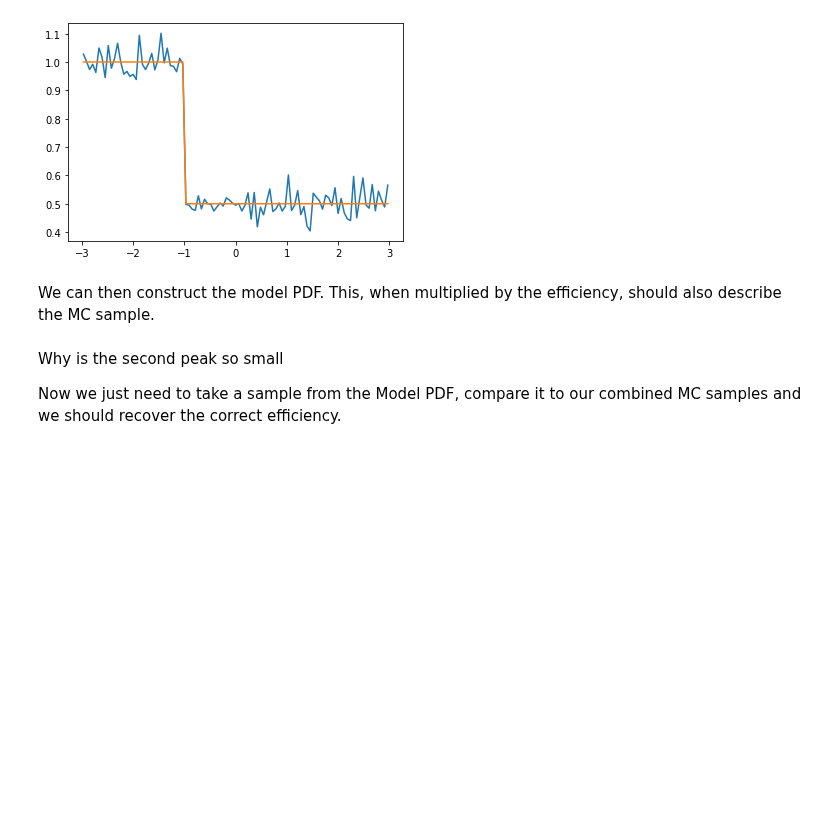
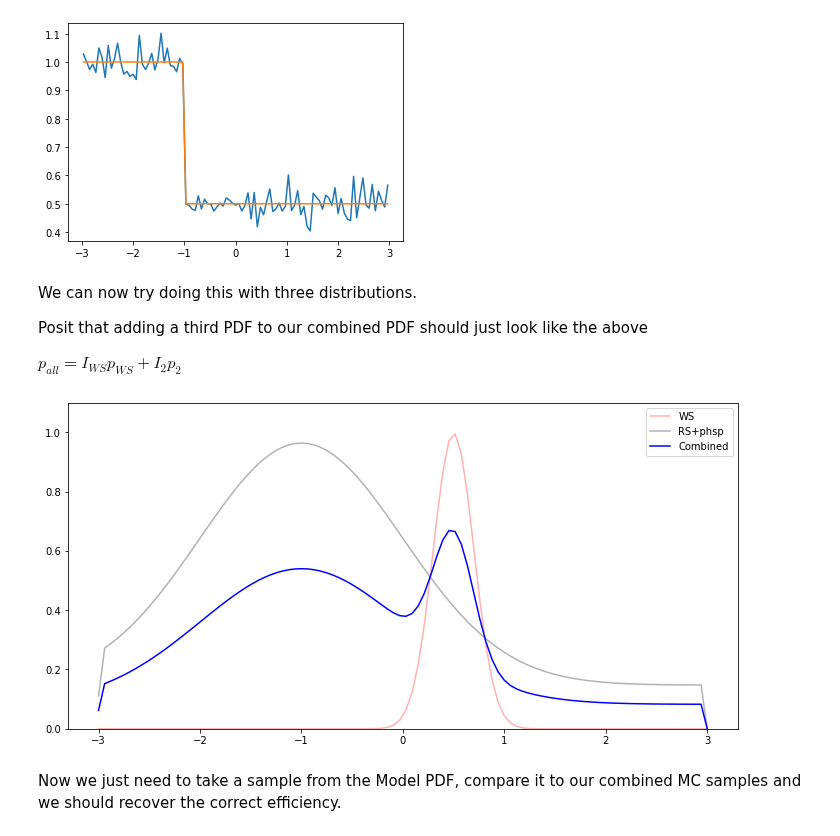
Before and after one commit to richard-lane/addPdfs, a Jupyter notebook: efficiency_toy.ipynb, the cells around one changed output. Cells and saved outputs as stored; diff of their text form; code cells hidden in the pictures; blank space fills up the shorter version.

Commit message:
try combining three distributions (it didnt work)

```diff
--- a/efficiency_toy.ipynb
+++ b/efficiency_toy.ipynb
@@ -199,42 +199,41 @@ plt.plot(centres(x), actual)
 # %% [output]
 [<matplotlib.lines.Line2D at 0x...>]
 [figure]
-# %% [markdown]
-We can then construct the model PDF. This, when multiplied by the efficiency, should also describe the MC sample.
+# %% [markdown]
+We can now try doing this with three distributions.
+
+Posit that adding a third PDF to our combined PDF should just look like the above
+
+$p_{all} = I_{WS}p_{WS} + I_2p_2$
 # %%
-"""
-I_signal, I_phsp = 0.0, 0.0
+I_2, I_WS = 0.0, 0.0
 
-for p in np.concatenate((mc_rs_sample, mc_ws_sample)):
-    I_signal += 1 / p_signal(p)
-for p in mc_phsp_sample:
-    I_phsp += 1 / A_phsp(p)
+for p in combined_rs_phsp:
+    I_2 += 1 / p_rs_phsp(p)
+for p in mc_ws_sample:
+    I_WS += 1 / A_ws(p)
 
 # Scale the weights to something more sensible
-scale_factor = I_phsp + I_signal
-I_signal /= scale_factor
-I_phsp /= scale_factor
-"""
-None
+scale_factor = I_2 + I_WS
+I_2 /= scale_factor
+I_WS /= scale_factor
 # %%
 def p_combined(x):
-    return I_signal * p_signal(x) + I_phsp * A_phsp(x)
+    return I_2 * p_rs_phsp(x) + I_WS * A_ws(x)
 
-def p_combined(x):
-    return p_signal(x)
 
 plt.figure(figsize=(12.0, 6.0))
-plt.plot(x, [A_phsp(i) for i in x], "r", label="phsp", alpha=0.3)
-plt.plot(x, [p_signal(i) for i in x], "k", label="Signal", alpha=0.3)
+plt.plot(x, [A_ws(i) for i in x], "r", label="WS", alpha=0.3)
+plt.plot(x, [p_rs_phsp(i) for i in x], "k", label="RS+phsp", alpha=0.3)
 
-plt.plot(x, [p_combined(i) for i in x], "b", label="Signal + Phsp")
+plt.plot(x, [p_combined(i) for i in x], "b", label="Combined")
 plt.gca().set_ylim((0.0, 1.1))
 plt.legend()
 
 plt.show()
+# %% [output]
+[figure, added]
 # %% [markdown]
-Why is the second peak so small
-
 Now we just need to take a sample from the Model PDF, compare it to our combined MC samples and we should recover the correct efficiency.
 # %%
 # Take a sample from the combined PDF
```
Also changed, not shown: parts of 2 cells of this notebook.
